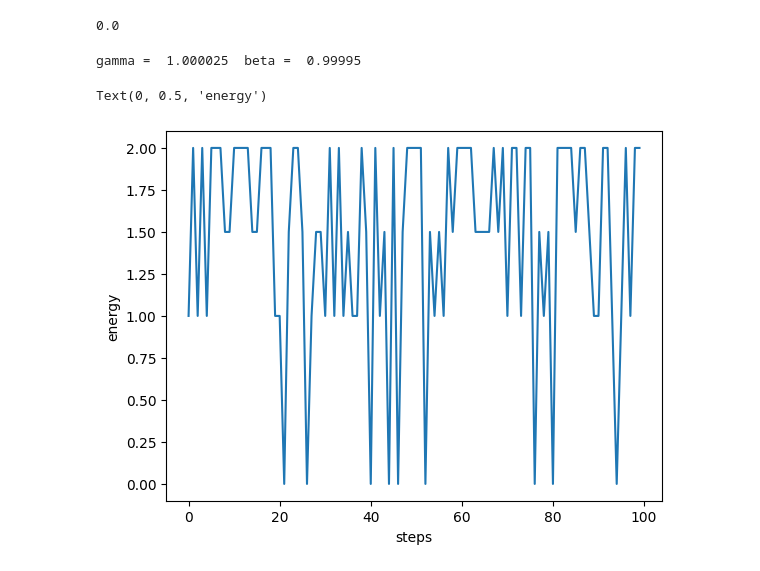
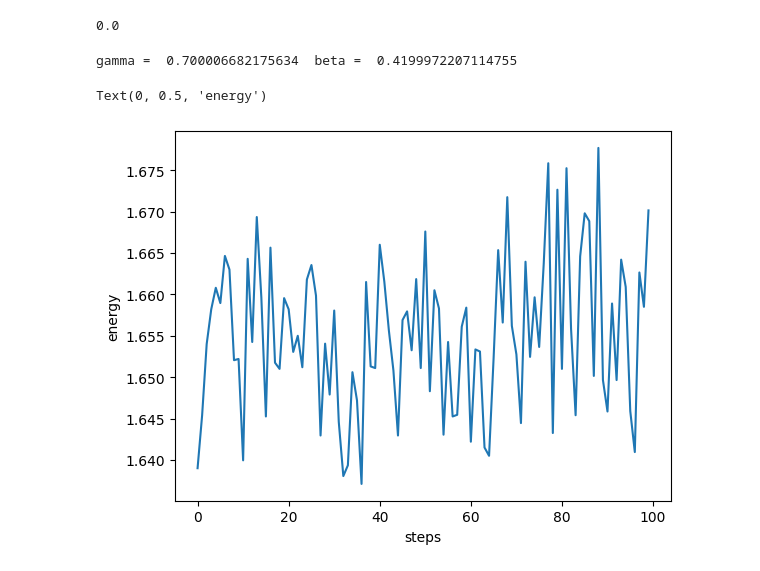
Before and after one commit to jdrowland/cQAOA, a Jupyter notebook: two_regular.ipynb, the cells around one changed output. Drawn from its saved outputs; the diff is of its cells as text; code cells hidden in the pictures.

Commit message:
Found a small bug in the energy sampling, but training still does not look right.

```diff
--- a/two_regular.ipynb
+++ b/two_regular.ipynb
@@ -42,7 +42,8 @@ def build_ckt(
     return ckt
 # %%
 def energy_from_measures(bits: np.ndarray) -> float:
-    """Compute energy for QAOA on a cycle graph."""
+    """Compute energy for QAOA on a cycle graph.
+    This is the energy for a single shot."""
 
     energy = 0.0
     for i in range(bits.size):
@@ -62,7 +63,7 @@ def sample_energy_expecation(qs: List[cirq.Qid], gamma: np.ndarray, beta: np.nda
     df = sim.sample(ckt, repetitions=samples)
     energies = []
     for i in range(samples):
-        bits = df.loc[10].to_numpy().astype(bool)
+        bits = df.loc[i].to_numpy().astype(bool)
         energies.append(energy_from_measures(bits))
     return np.average(energies)
 
@@ -104,18 +105,18 @@ def gd_train(qs, gamma, beta, eta, steps, samples):
         beta += eta * beta_grad
     return (energies, gamma, beta)
 # %%
-# Train with p = 1
-qs = cirq.LineQubit.range(4)
-gamma = np.array([1.0])
-beta = np.array([1.0])
+# Train with p = 4
+qs = cirq.LineQubit.range(5)
+gamma = np.random.rand(4)
+beta = np.random.rand(4)
 energies, gamma, beta = gd_train(qs, gamma, beta, 1e-4, 100, 10_000)
 
 print("gamma = ", gamma[0], " beta = ", beta[0])
 fig, ax = plt.subplots()
 ax.plot(energies)
 ax.set_xlabel("steps")
 ax.set_ylabel("energy")
 # %% [output]
-gamma =  1.000025  beta =  0.99995
+gamma =  0.700006682175634  beta =  0.4199972207114755
 Text(0, 0.5, 'energy')
-[figure, old version]
+[figure, new version]
```
